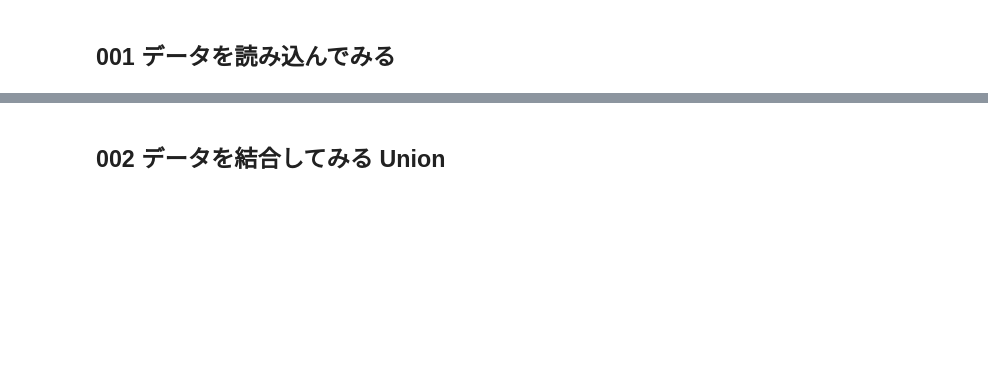
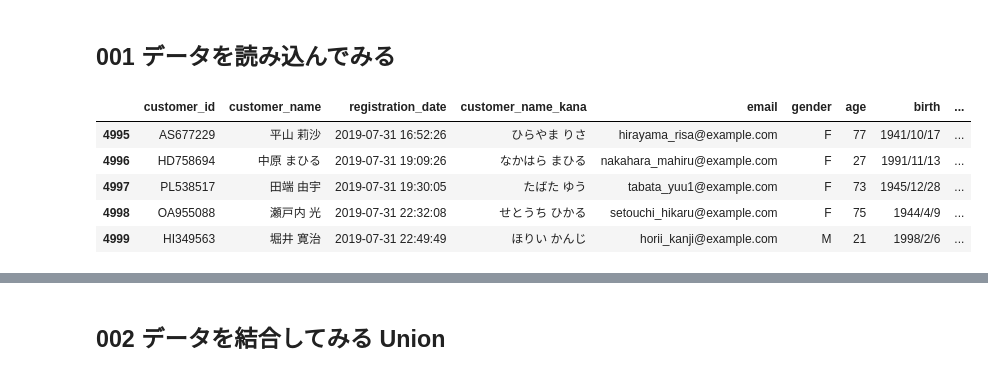
Before and after one commit to kanameg/100knocks, a Jupyter notebook: python/src/100knoks-01-01.ipynb, the cells around one changed output, grey strips where cells are left out. Saved outputs shown, nothing was run; the diff lists cells and outputs as text; code cells hidden in the pictures; blank space fills up the shorter version.

```diff
--- a/python/src/100knoks-01-01.ipynb
+++ b/python/src/100knoks-01-01.ipynb
@@ -6,6 +6,14 @@ import pandas as pd
 # %%
 cutomer_master = pd.read_csv('./input/100knoks/01-01/customer_master.csv')
 cutomer_master.head()
+cutomer_master.tail()
+# %% [output]
+|  | customer_id | customer_name | registration_date | customer_name_kana | email | gender | age | birth | ... |
+| 4995 | AS677229 | 平山 莉沙 | 2019-07-31 16:52:26 | ひらやま りさ | hirayama_risa@example.com | F | 77 | 1941/10/17 | ... |
+| 4996 | HD758694 | 中原 まひる | 2019-07-31 19:09:26 | なかはら まひる | nakahara_mahiru@example.com | F | 27 | 1991/11/13 | ... |
+| 4997 | PL538517 | 田端 由宇 | 2019-07-31 19:30:05 | たばた ゆう | tabata_yuu1@example.com | F | 73 | 1945/12/28 | ... |
+| 4998 | OA955088 | 瀬戸内 光 | 2019-07-31 22:32:08 | せとうち ひかる | setouchi_hikaru@example.com | F | 75 | 1944/4/9 | ... |
+| 4999 | HI349563 | 堀井 寛治 | 2019-07-31 22:49:49 | ほりい かんじ | horii_kanji@example.com | M | 21 | 1998/2/6 | ... |
 # %%
 item_master = pd.read_csv('./input/100knoks/01-01/item_master.csv')
 item_master.head()
```
Also changed, not shown: parts of 23 cells of this notebook, 1 other file.
